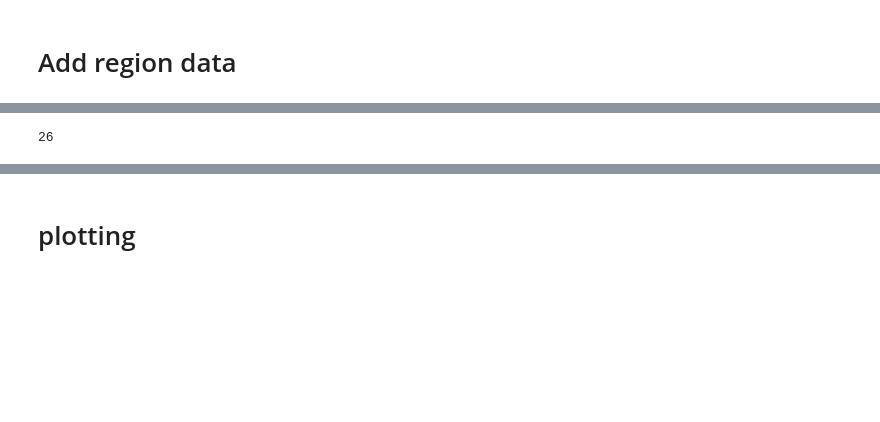
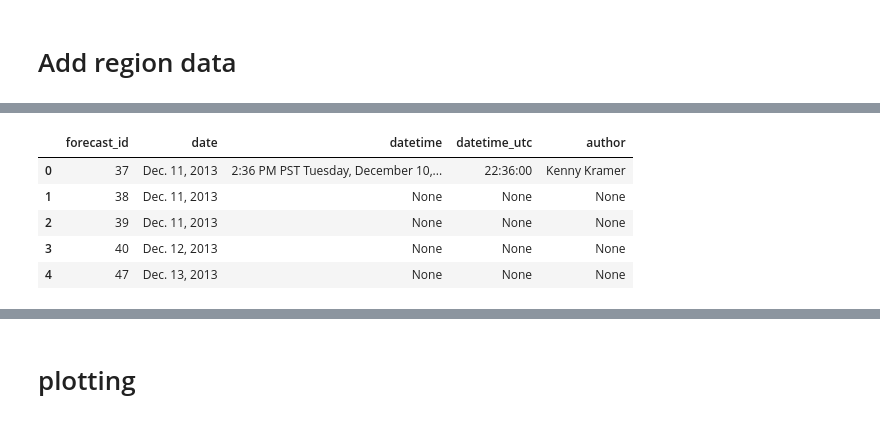
Before and after one commit to baldwint/snotelier, a Jupyter notebook: nwac.ipynb, the cells around one changed output, grey strips where cells are left out. Saved outputs shown, nothing was run; the diff lists cells and outputs as text; code cells hidden in the pictures; blank space fills up the shorter version.

```diff
--- a/nwac.ipynb
+++ b/nwac.ipynb
@@ -483,4 +412,0 @@ results = list(gen_reports(get_forecast_list('December', 2014)[-5::]))
-# %%
-len(results)
-# %% [output]
-26
@@ -496,0 +413,9 @@ df
+# %%
+pd.read_sql_query('select * from forecasts order by forecast_id limit 5', engine)
+# %% [output]
+|  | forecast_id | date | datetime | datetime_utc | author |
+| 0 | 37 | Dec. 11, 2013 | 2:36 PM PST Tuesday, December 10,... | 22:36:00 | Kenny Kramer |
+| 1 | 38 | Dec. 11, 2013 | None | None | None |
+| 2 | 39 | Dec. 11, 2013 | None | None | None |
+| 3 | 40 | Dec. 12, 2013 | None | None | None |
+| 4 | 47 | Dec. 13, 2013 | None | None | None |
```
Also changed, not shown: parts of 46 cells of this notebook.
